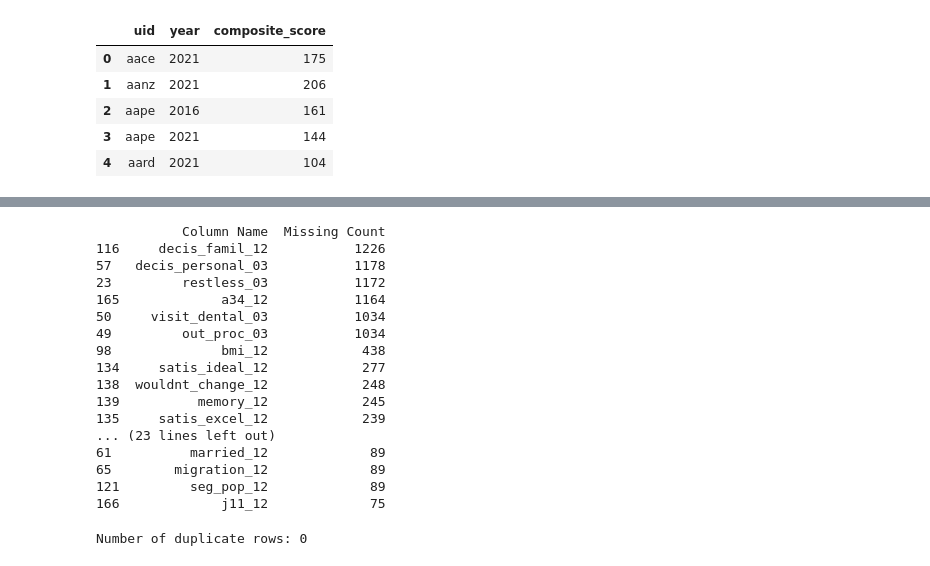
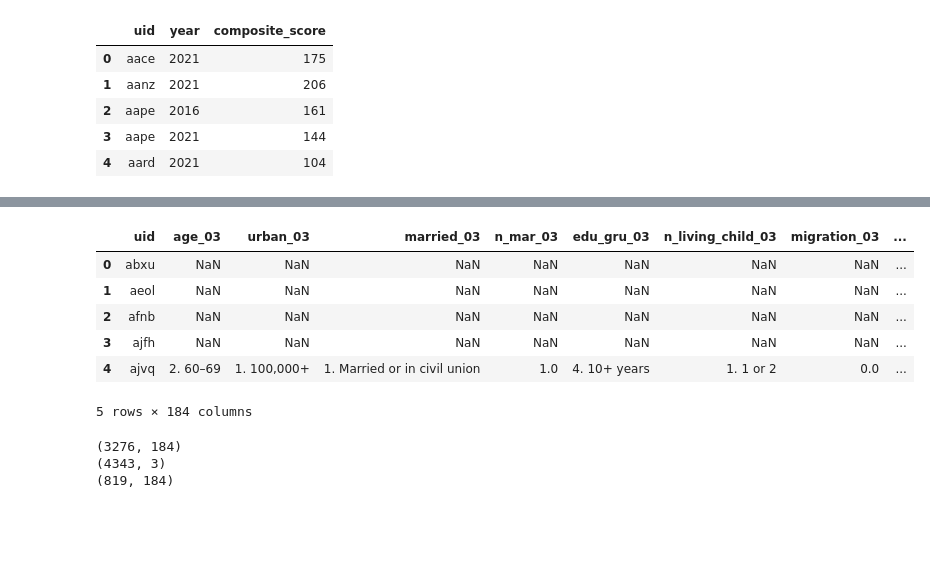
Before and after one commit to geomwangi007/Early-Detection-of-Alzheimer-s-Disease-and-Related-Dementias-Using-Social-Determinants-of-Health, a Jupyter notebook: IPNYBS/Geoffrey.ipynb, the cells around one changed output, grey strips where cells are left out. Drawn from its saved outputs; the diff is of its cells as text; code cells hidden in the pictures; blank space fills up the shorter version.

```diff
--- a/IPNYBS/Geoffrey.ipynb
+++ b/IPNYBS/Geoffrey.ipynb
@@ -20,3 +51,4 @@ warnings.filterwarnings('ignore')
 # Loading data
 train_data = pd.read_csv('C:/Users/Hp/Desktop/Capstone Project/Original data/train_features.csv')
 train_labels = pd.read_csv('C:/Users/Hp/Desktop/Capstone Project/Original data/train_labels.csv')
+test_data = pd.read_csv('C:/Users/Hp/Desktop/Capstone Project/Original data/test_features.csv')
@@ -675,37 +74,19 @@ Length: 169, dtype: int64
-# %%
-missing_values_after = train_data_cleaned.isnull().sum()
-
-
-missing_values_after_df = pd.DataFrame(missing_values_after, columns=['Missing Count']).reset_index()
-missing_values_after_df.columns = ['Column Name', 'Missing Count']
-
-
-non_zero_missing_after_df = missing_values_after_df[missing_values_after_df['Missing Count'] > 0]
-
-
-non_zero_missing_after_df = non_zero_missing_after_df.sort_values(by='Missing Count', ascending=False)
-
-print(non_zero_missing_after_df)
-# %% [output]
-           Column Name  Missing Count
-116     decis_famil_12           1226
-57   decis_personal_03           1178
-23         restless_03           1172
-165             a34_12           1164
-50     visit_dental_03           1034
-49         out_proc_03           1034
-98              bmi_12            438
-134     satis_ideal_12            277
-138  wouldnt_change_12            248
-139          memory_12            245
-135     satis_excel_12            239
-... (23 lines left out)
-61          married_12             89
-65        migration_12             89
-121         seg_pop_12             89
-166             j11_12             75
-# %%
-duplicate_rows = data.duplicated().sum()
-print("Number of duplicate rows:", duplicate_rows)
-# %% [output]
-Number of duplicate rows: 0
+# %%
+test_data.head()
+# %% [output]
+|  | uid | age_03 | urban_03 | married_03 | n_mar_03 | edu_gru_03 | n_living_child_03 | migration_03 | ... |
+| 0 | abxu | NaN | NaN | NaN | NaN | NaN | NaN | NaN | ... |
+| 1 | aeol | NaN | NaN | NaN | NaN | NaN | NaN | NaN | ... |
+| 2 | afnb | NaN | NaN | NaN | NaN | NaN | NaN | NaN | ... |
+| 3 | ajfh | NaN | NaN | NaN | NaN | NaN | NaN | NaN | ... |
+| 4 | ajvq | 2. 60–69 | 1. 100,000+ | 1. Married or in civil union | 1.0 | 4. 10+ years | 1. 1 or 2 | 0.0 | ... |
+5 rows × 184 columns
+# %%
+# Check the data types of the 'uid' column in each dataframe
+print(train_data.shape)
+print(train_labels.shape)
+print(test_data.shape)
+# %% [output]
+(3276, 184)
+(4343, 3)
+(819, 184)
```
Also changed, not shown: parts of 109 cells of this notebook, 5 other files.
